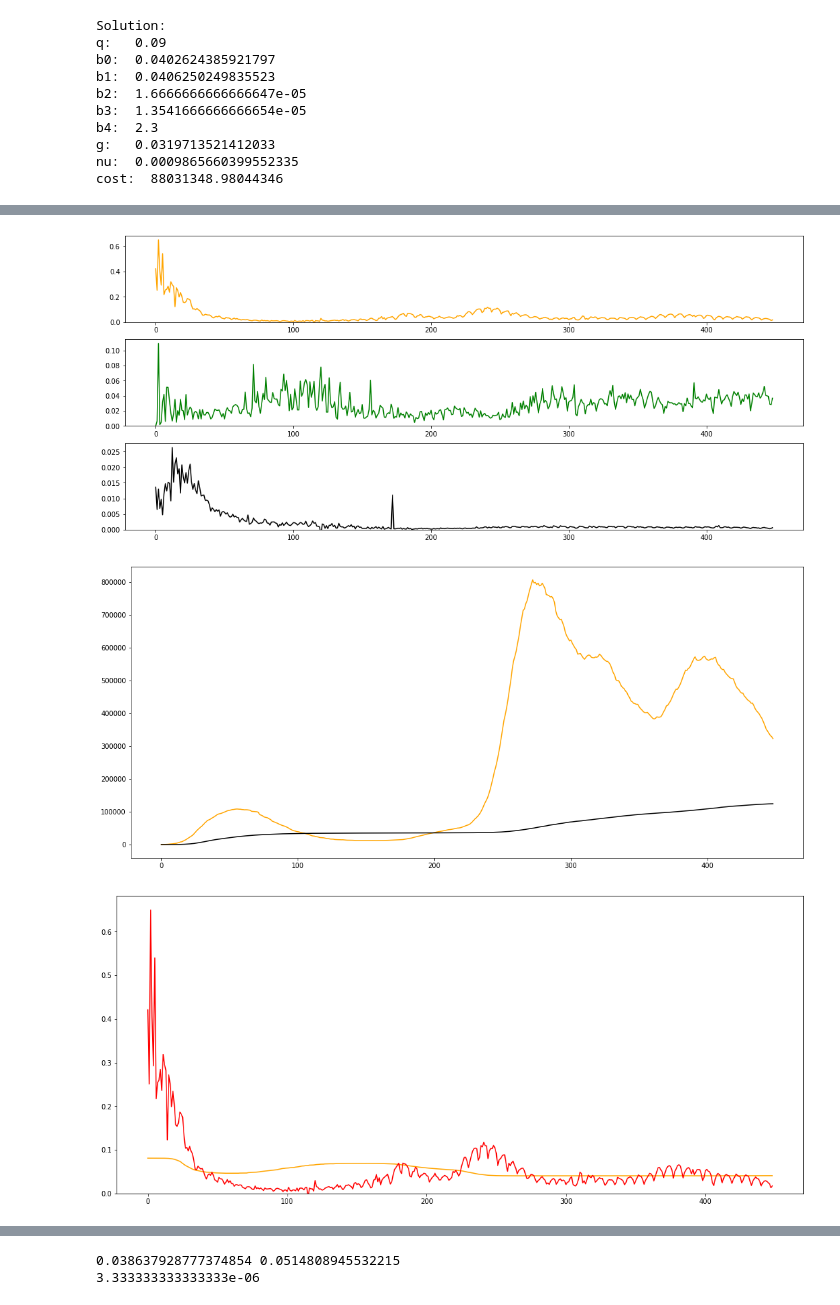
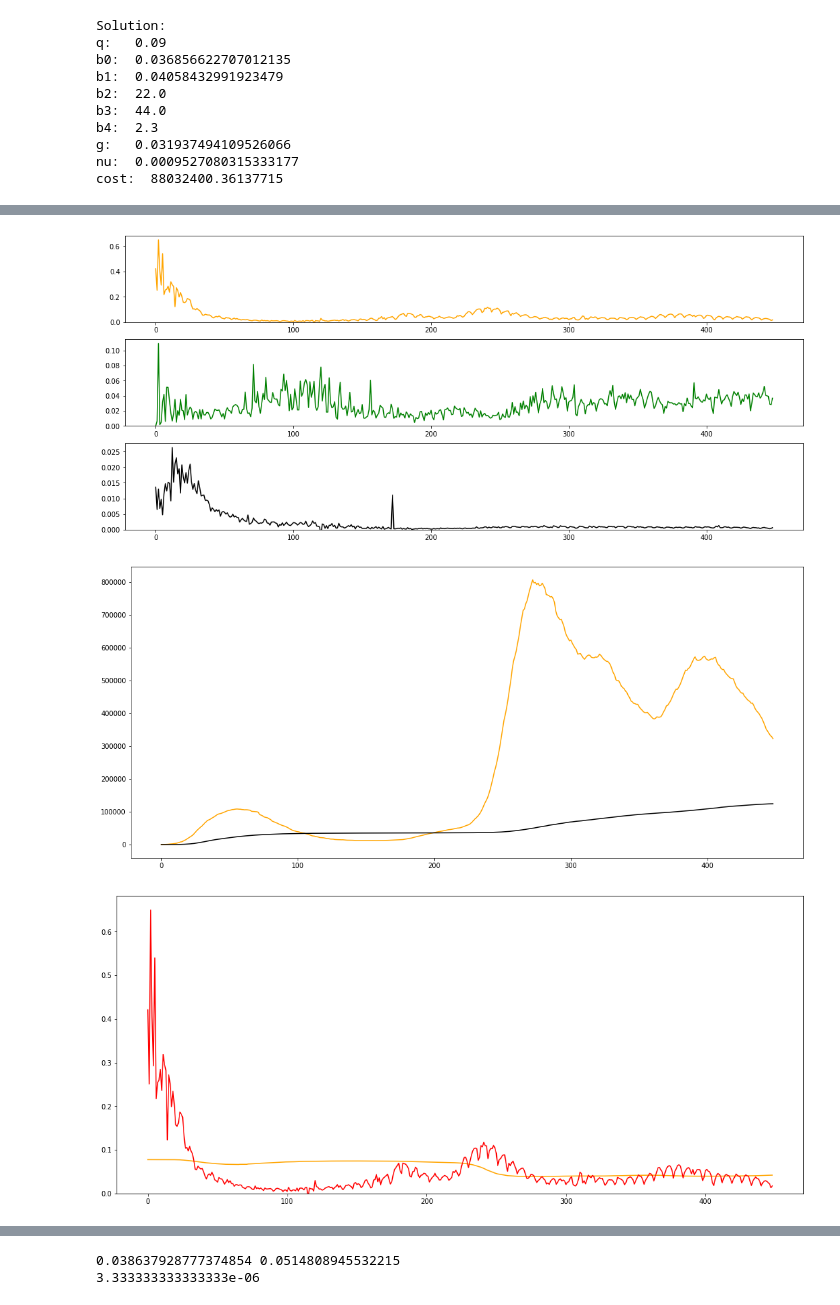
Before and after one commit to holiday-pettijohn/COVID-Tracking-Biola-Summer, a Jupyter notebook: Code/SIRD feedback.ipynb, the cells around one changed output, grey strips where cells are left out. Drawn from its saved outputs; the diff is of its cells as text; code cells hidden in the pictures.

```diff
--- a/Code/SIRD feedback.ipynb
+++ b/Code/SIRD feedback.ipynb
@@ -37,7 +37,7 @@ def errorSIRD(paramArg, pop, I, R, D, lamda, w): #the custom error function for
     wideA[:,0,0] = A[:,0,0] #copy over -b0 * SI/S+I
     wideA[:,1,0] = A[:,1,0] #copy over b0 * SI/S+I
 
-    betaTransform = calculateBeta([0,1,b[1],b[2],b[3]], I, R, D) #use zero/one for b0/b1, since they aren't solved for yet
+    betaTransform = calculateBeta([0,1,b[1],b[2],b[3]], I, R, D, pop,q) #use zero/one for b0/b1, since they aren't solved for yet
     wideA[:,0,1] = wideA[:,0,1] * betaTransform
     wideA[:,1,1] = wideA[:,1,1] * betaTransform
 
@@ -74,7 +74,7 @@ def getLinVarsSIRD(paramArg, pop, I, R, D, lamda, w): #calculate the linear vars
     y = np.zeros( (T*4, 1) )
     A = np.zeros( (T*4, np.shape(wideSirdMatrix)[1]) )
 
-    betaTransform = calculateBeta([0,1,b1,b2,b3], I, R, D) #use zero/one for b0, b1, since they arent't solved for yet
+    betaTransform = calculateBeta([0,1,b1,b2,b3], I, R, D, pop,q) #use zero/one for b0, b1, since they arent't solved for yet
     for t in range(T):
         wideSirdMatrix[4*t+0,0] = sirdMatrix[4*t+0,0] # -b0*SI/S+I
         wideSirdMatrix[4*t+1,0] = sirdMatrix[4*t+1,0] # b0*SI/S+I
@@ -94,9 +94,16 @@ def getLinVarsSIRD(paramArg, pop, I, R, D, lamda, w): #calculate the linear vars
         A[4*t+3] = wideSirdMatrix[4*t+3] * np.sqrt(w**(T - t))
 
 
-    model = linear_model.Lasso(alpha=lamda, fit_intercept=False, positive=True)
-    model.fit(A,y)
-    params = model.coef_
+    #model = linear_model.Lasso(alpha=lamda, fit_intercept=False, positive=True)
+    #model.fit(A,y)
+    #params = model.coef_
+
+    try:
+        params = np.linalg.lstsq(A, y, rcond=None)[0].flatten()
+        #print(errorSIRD(paramArg + params, pop, I, R, D, lamda, w))
+    except: #did not converge set params to zero
+        params = np.zeros((np.shape(A)[1]))
+        #print("linal didn't converge")
 
     #totalError = (1.0/T) * np.linalg.norm((A @ params) - y.transpose(), ord=2)**2  + lamda*np.linalg.norm(params, ord=1)
     return list(params)
@@ -176,67 +183,70 @@ def solveAllVars(nonLinConstraints, nonLinResol, pop, I, R, D, lamda, w):
     finalVars.append(linVars[3]) #nu
     return finalVars
 
-def calculateBeta(b, I, R, D): #how to calculate beta as function of time
-    return b[0] + (b[1] / (1 + (I[:-1]*b[2] + D[:-1]*b[3])**b[4]))
+def calculateBeta(b, I, R, D, pop,q): #how to calculate beta as function of time
+    scaledI = (I/(q*pop))[:-1] #drop last value, normalize by q*pop
+    scaledD = (D/(q*pop))[:-1]
+    return b[0] + (b[1] / (1 + (scaledI*b[2] + scaledD*b[3])**b[4]))
 
     #use new daily infections and new deaths instead
-    #newI = np.diff(I+R+D)
-    #newD = np.diff(D)
+    #newI = np.diff((I+R+D)/(q*pop))
+    #newD = np.diff(D/(q*pop))
+    #return b[0] + (b[1] / (1 + (newI*b[2] + scaledD*b[3])**b[4]))
     #return b[0] / (1 + (newI*b[1] + newD*b[2])**b[3])
 # %%
 pop = 60000000
 skipDays = 0
 numDays = len(infectRaw) #max days
-infect = infectRaw[skipDays:numDays] #/ pop #normalize by dividing by population
-recov = recovRaw[skipDays:numDays] #/ pop
-dead = deadRaw[skipDays:numDays] #/ pop
+infect = infectRaw[skipDays:numDays]
+recov = recovRaw[skipDays:numDays]
+dead = deadRaw[skipDays:numDays]
 
 boundQ = (.09,.09) #q should be between 0 and 1
 #Beta = b0 + b1/(1+(I*b2 + D*b3)^b4)
-boundB1 = (0,1000/pop)
-boundB2 = (0,1000/pop)
+boundB1 = (0,50)
+boundB2 = (0,50)
 boundB3 = (1,4)
 
 lamda = 10 #regularization weight
 wVal = 1 #weight decay, when w is 1 there is no decay (all days weighted equal)
 
 constraints = [boundQ, boundB1, boundB2, boundB3]
-varResol = [1,80,80,10] #resolution for each variable
+varResol = [1,50,50,10] #resolution for each variable
 
 constArg = (pop, infect, recov, dead, lamda, wVal)
 
 finalVars = solveAllVars(constraints, varResol, *constArg)
 
 #beta = b0 / 1 + (I*b1+D*b2)**b3
 betaVars = finalVars[1:6]
-beta = calculateBeta(betaVars, infect, recov, dead)
 q = finalVars[0]
+beta = calculateBeta(betaVars, infect, recov, dead, pop, q)
 
 
 paramMatrix = SIRD_Model.calculateAverageParams(infect, recov, dead, pop, q, graph=True, graphVals=[1,1,1,1])
 betaTime = paramMatrix[:,0]
 
 fig, ax = plt.subplots(figsize=(18,8))
 ax.plot(infect[:-1], color='orange', label='infect')
 ax.plot(dead[:-1], color='black', label='dead')
 
 fig2, ax2 = plt.subplots(figsize=(18,8))
 ax2.plot(beta, color='orange', label='Feedback Transmission Rate')
 ax2.plot(betaTime, color='red')
 ax2.set_ylim(0);
 # %% [output]
 Solution:
 q:   0.09
-b0:  0.0402624385921797
-b1:  0.0406250249835523
-b2:  1.6666666666666647e-05
-b3:  1.3541666666666654e-05
+b0:  0.036856622707012135
+b1:  0.04058432991923479
+b2:  22.0
+b3:  44.0
 b4:  2.3
-g:   0.0319713521412033
-nu:  0.0009865660399552335
-cost:  88031348.98044346
+g:   0.031937494109526066
+nu:  0.0009527080315333177
+cost:  88032400.36137715
 [figure]
 [figure]
 [figure]
-[figure, old version]
+[figure, new version]
 # %%
```
Also changed, not shown: parts of 4 cells of this notebook.
